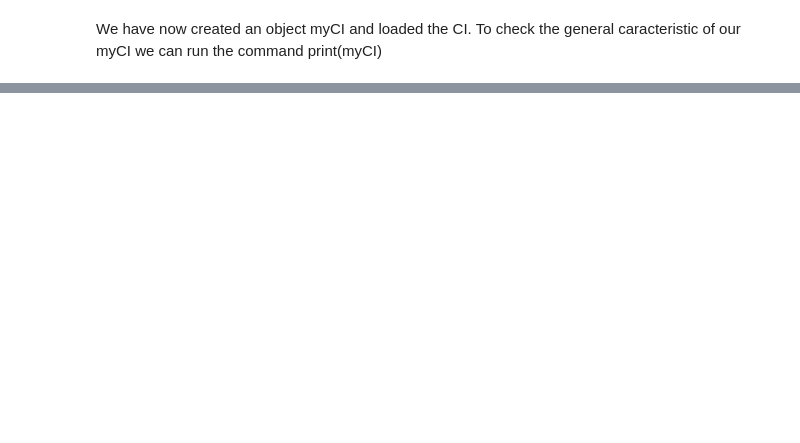
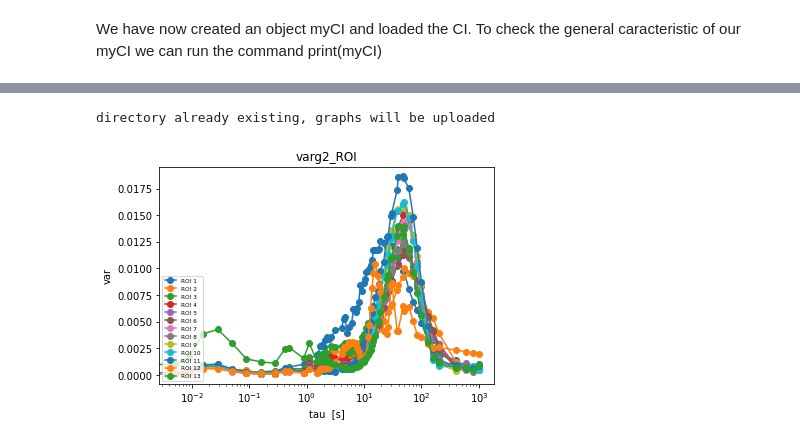
Before and after one commit to MatteoMilani95/PCI_o_Bpy, a Jupyter notebook: Tutorial.ipynb, the cells around one changed output, grey strips where cells are left out. Drawn from its saved outputs; the diff is of its cells as text; code cells hidden in the pictures; blank space fills up the shorter version.

```diff
--- a/Tutorial.ipynb
+++ b/Tutorial.ipynb
@@ -64,0 +159,5 @@ directory already existing, graphs will be uploaded
+# %%
+myG2.G2ShowFlactuations('all')
+# %% [output]
+directory already existing, graphs will be uploaded
+[figure, added]
```
Also changed, not shown: parts of 26 cells of this notebook.
